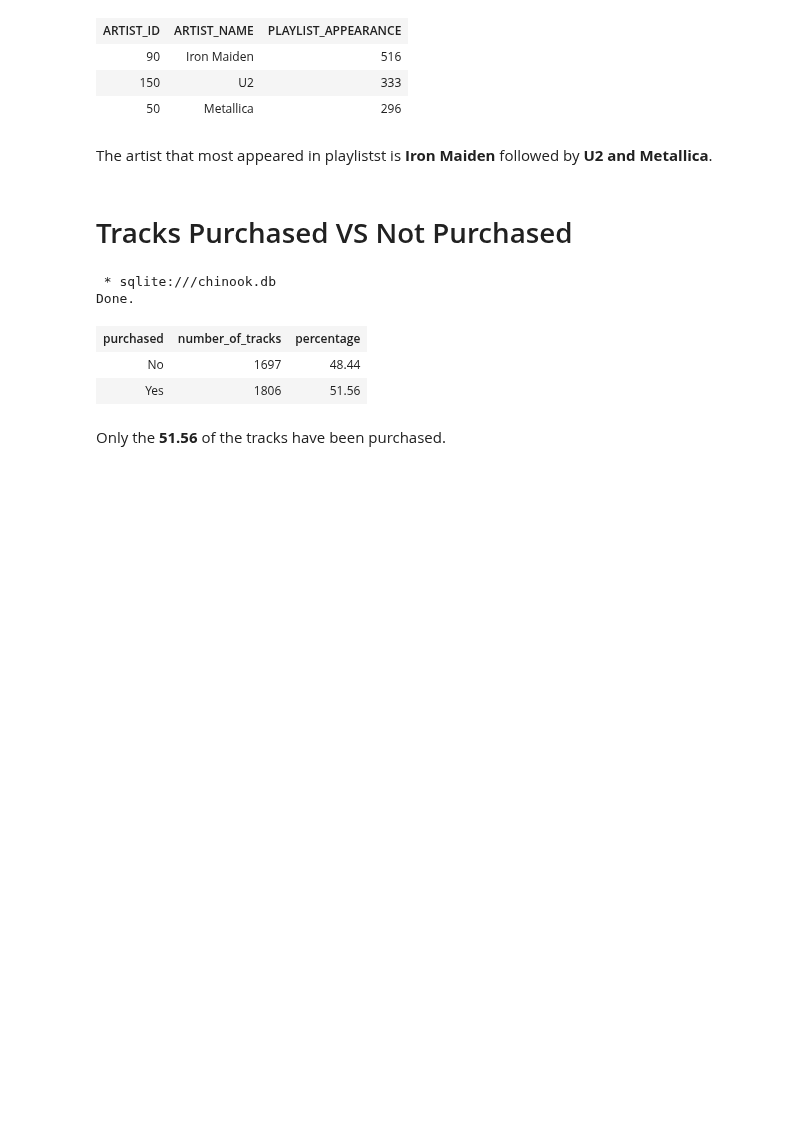
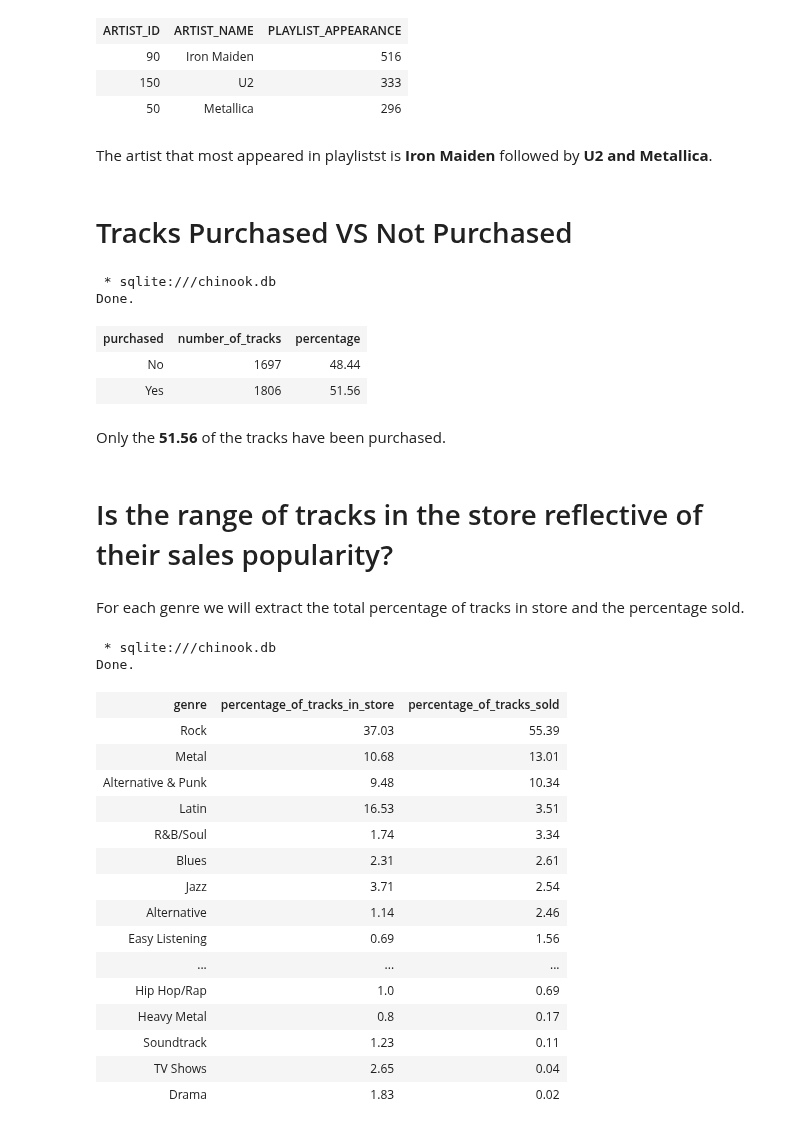
Before and after one commit to raduspaimoc/DataQuest-Projects, a Jupyter notebook: SQL Data Analysis/Guided Project_ Answering Business Questions using SQL/Answering Business Questions using SQL.ipynb, the cells around one changed output. Cells and saved outputs as stored; diff of their text form; code cells hidden in the pictures; blank space fills up the shorter version.

Commit message:
[WIP] Answering Business Questions Using SQL Is the range of tracks in the store reflective of their sales popularity?

```diff
--- a/SQL Data Analysis/Guided Project_ Answering Business Questions using SQL/Answering Business Questions using SQL.ipynb
+++ b/SQL Data Analysis/Guided Project_ Answering Business Questions using SQL/Answering Business Questions using SQL.ipynb
@@ -410,3 +410,71 @@ Done.
 | Yes | 1806 | 51.56 |
 # %% [markdown]
 Only the **51.56** of the tracks have been purchased.
+# %% [markdown]
+# Is the range of tracks in the store reflective of their sales popularity?
+# %% [markdown]
+For each genre we will extract the total percentage of tracks in store and the percentage sold.
+# %%
+%%sql
+WITH
+    number_of_tracks_in_store AS
+        (
+            SELECT COUNT(t.track_id) AS total
+            FROM track t
+        ),
+    number_of_tracks_sold AS
+        (
+            SELECT COUNT(il.track_id) AS total
+            FROM invoice_line il
+        ),
+    store_tracks AS
+        (
+            SELECT
+                t.genre_id,
+                g.name AS genre_name,
+                COUNT(t.track_id) total_tracks_in_store,
+                ROUND(CAST(COUNT(t.track_id)AS FLOAT)*100/(SELECT COUNT(t.track_id)FROM track t),2) AS percentage_of_tracks_in_store
+                FROM track t
+                INNER JOIN genre g ON g.genre_id =t.genre_id
+            GROUP BY 2
+        ),
+    store_tracks_purchased AS
+        (
+            SELECT
+                t.genre_id,
+                g.name AS genre_name,
+                COUNT(il.track_id) total_tracks_sold,
+                ROUND(CAST(COUNT(il.track_id)AS FLOAT)*100/(SELECT COUNT(il.track_id)FROM invoice_line il),2) AS percentage_of_tracks_sold
+                FROM invoice_line il
+                INNER JOIN track t ON il.track_id =t.track_id
+                INNER JOIN genre g ON g.genre_id = t.genre_id
+            GROUP BY 2
+        )
+
+
+SELECT
+    st.genre_name AS genre,
+    st.percentage_of_tracks_in_store,
+    stp.percentage_of_tracks_sold
+    FROM store_tracks st
+    INNER JOIN store_tracks_purchased stp ON stp.genre_id = st.genre_id
+ORDER BY 3 DESC
+# %% [output]
+ * sqlite:///chinook.db
+Done.
+| genre | percentage_of_tracks_in_store | percentage_of_tracks_sold |
+| Rock | 37.03 | 55.39 |
+| Metal | 10.68 | 13.01 |
+| Alternative & Punk | 9.48 | 10.34 |
+| Latin | 16.53 | 3.51 |
+| R&B/Soul | 1.74 | 3.34 |
+| Blues | 2.31 | 2.61 |
+| Jazz | 3.71 | 2.54 |
+| Alternative | 1.14 | 2.46 |
+| Easy Listening | 0.69 | 1.56 |
+| ... | ... | ... |
+| Hip Hop/Rap | 1.0 | 0.69 |
+| Heavy Metal | 0.8 | 0.17 |
+| Soundtrack | 1.23 | 0.11 |
+| TV Shows | 2.65 | 0.04 |
+| Drama | 1.83 | 0.02 |
```
